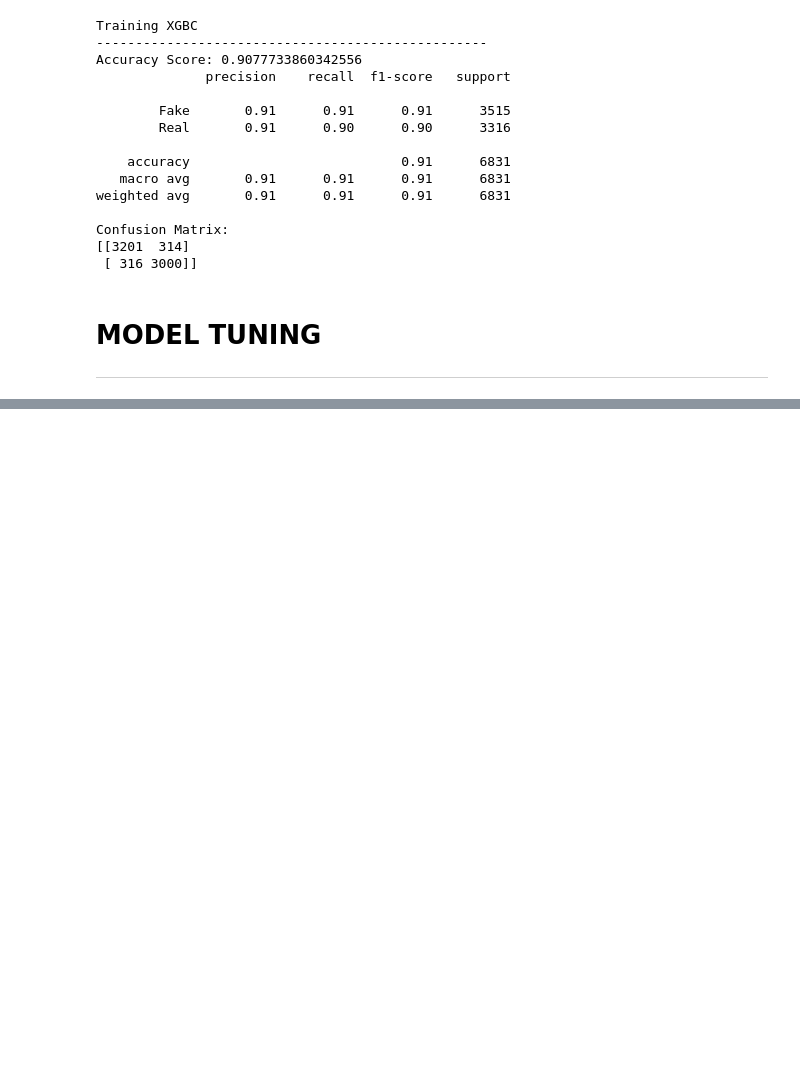
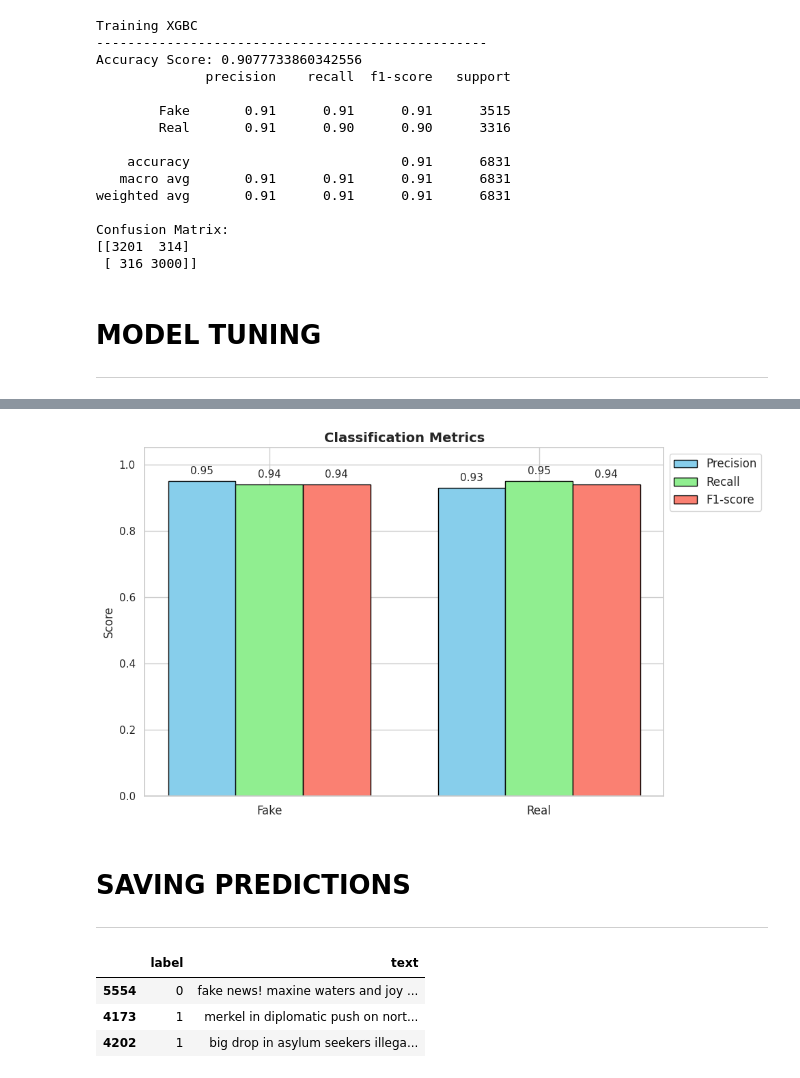
Before and after one commit to iKebb/Project05_NLP, a Jupyter notebook: main.ipynb, the cells around one changed output, grey strips where cells are left out. Drawn from its saved outputs; the diff is of its cells as text; code cells hidden in the pictures; blank space fills up the shorter version.

```diff
--- a/main.ipynb
+++ b/main.ipynb
@@ -789,0 +935,37 @@ Confusion Matrix:
+# %%
+
+labels = ["Fake", "Real"]
+precision = [0.95, 0.93]
+recall = [0.94, 0.95]
+f1 = [0.94, 0.94]
+
+x = np.arange(len(labels))
+width = 0.25
+
+plt.figure(figsize=(10,6))
+
+bars1 = plt.bar(x - width, precision, width, label="Precision", color="skyblue", edgecolor="black")
+bars2 = plt.bar(x, recall, width, label="Recall", color="lightgreen", edgecolor="black")
+bars3 = plt.bar(x + width, f1, width, label="F1-score", color="salmon", edgecolor="black")
+
+plt.xticks(x, labels, fontsize=12)
+plt.ylim(0, 1.05)
+plt.ylabel("Score", fontsize=12)
+plt.title("Classification Metrics", fontsize=14, fontweight="bold")
+
+# Mostrar valores encima de cada barra
+for bars in [bars1, bars2, bars3]:
+    for bar in bars:
+        height = bar.get_height()
+        plt.text(bar.get_x() + bar.get_width()/2, height + 0.02, f"{height:.2f}", ha="center", fontsize=11)
+
+# Leyenda afuera del plot
+plt.legend(loc='upper left', bbox_to_anchor=(1,1), fontsize=12)
+plt.tight_layout()
+plt.show()
+# %% [output]
+[figure, added]
+# %% [markdown]
+# **SAVING PREDICTIONS**
+
+---
@@ -789,0 +981,7 @@ Confusion Matrix:
+# %%
+df_test.sample(3)
+# %% [output]
+|  | label | text |
+| 5554 | 0 | fake news! maxine waters and joy ... |
+| 4173 | 1 | merkel in diplomatic push on nort... |
+| 4202 | 1 | big drop in asylum seekers illega... |
```
Also changed, not shown: parts of 31 cells of this notebook, 1 other file.
